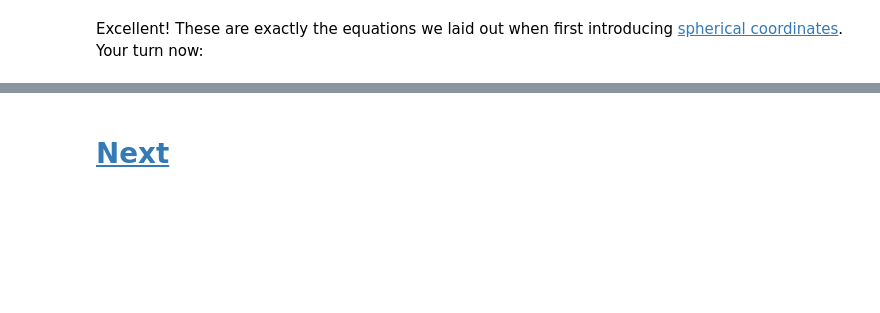
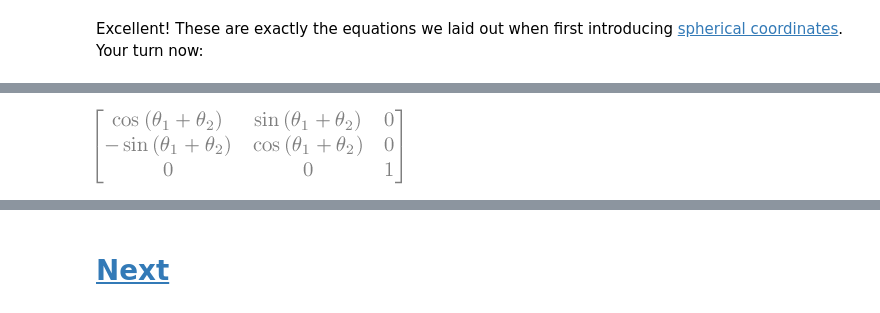
Before and after one commit to dsavransky/astrodynamicsbook, a Jupyter notebook: Notebooks/05-More Reference Frames.ipynb, the cells around one changed output, grey strips where cells are left out. Saved outputs shown, nothing was run; the diff lists cells and outputs as text; code cells hidden in the pictures; blank space fills up the shorter version.

```diff
--- a/Notebooks/05-More Reference Frames.ipynb
+++ b/Notebooks/05-More Reference Frames.ipynb
@@ -185,0 +199,7 @@ There are many other useful reference frames we can define, but these two (along
+# %%
+th1, th2 = symbols("theta_1,theta_2", real=True)
+simplify(
+    rotMat(3, th2) * rotMat(3, th1)
+)  # remember that DCMs are composed by multiplication
+# %% [output]
+[figure, added]
```
Also changed, not shown: parts of 48 cells of this notebook, 4 other files.
